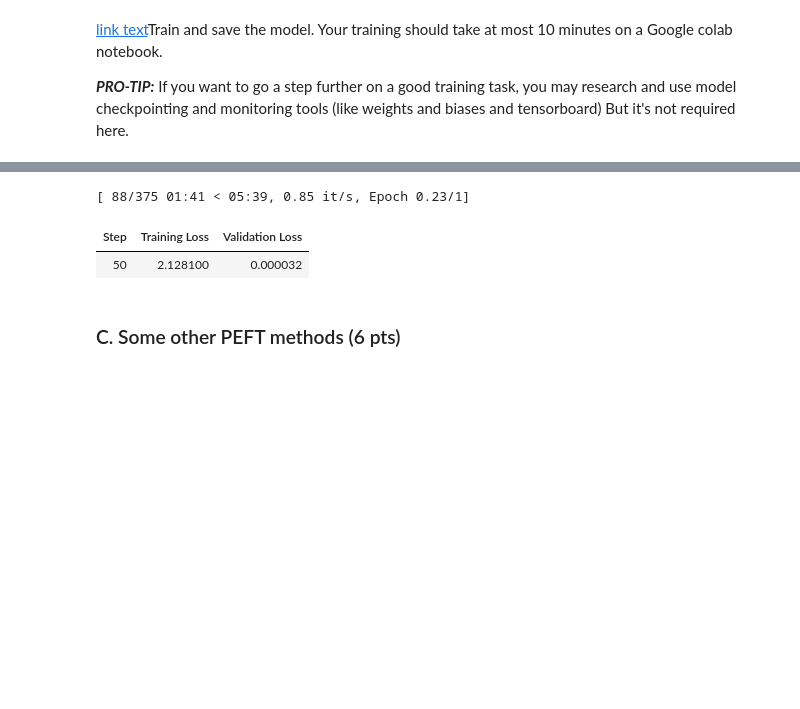
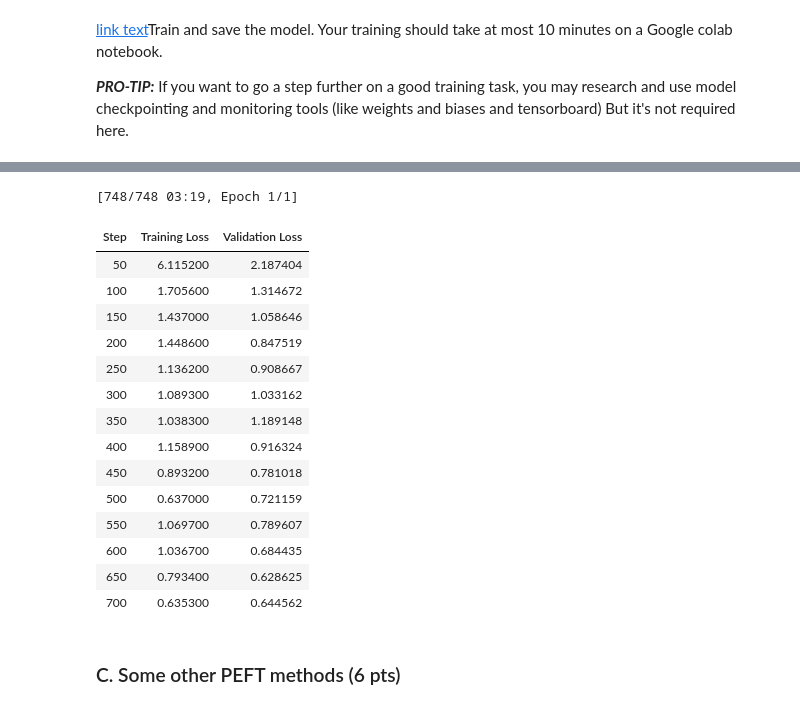
Before and after one commit to ArianFiroozi/LLM-Course-Projects, a Jupyter notebook: LLM_CA1.ipynb, the cells around one changed output, grey strips where cells are left out. Cells and saved outputs as stored; diff of their text form; code cells hidden in the pictures; blank space fills up the shorter version.

```diff
--- a/LLM_CA1.ipynb
+++ b/LLM_CA1.ipynb
@@ -518,7 +519,7 @@ def generate_prompt_from_data(dataset):
     label_to_txt = {0:"sadness", 1:"joy", 2:"love", 3:"anger", 4:"fear", 5:"surprise"}
     prompts=[]
     for data in dataset:
-        prompt = [{"role":"system", "content" : "you need to label the text that user is given based on the emotion in one single word. your answer should be one of the following words: sadness, joy, love, anger, fear and surprise. any response that is longer than one word and is not one of the mentioned labels is invalid."},
+        prompt = [{"role":"system", "content" : "you need to label the text based on the emotion in a single word. your answer should be one of the 6 following words: sadness, joy, love, anger, fear and surprise."},
           {"role":"user", "content":data['text']},
           {"role": "assistant", "content": label_to_txt[data["label"]]}]
         prompts.append(prompt)
@@ -693,7 +720,7 @@ lora_config = LoraConfig(
     r=16,
     lora_alpha=32,
     lora_dropout=0.1,
-    target_modules=["q_proj", "v_proj"],
+    target_modules=["q_proj", "v_proj", "o_proj", "k_proj"],
 )
 
 model = prepare_model_for_kbit_training(model)
@@ -812,7 +839,7 @@ training_args = TrainingArguments(
     evaluation_strategy="steps",
     learning_rate=5e-5,
     num_train_epochs=1,
-    per_device_train_batch_size=4,
+    per_device_train_batch_size=2,
     save_steps=50,
     save_total_limit=2,
     logging_dir="./logs",
@@ -864,25 +871,54 @@ Successfully installed trl-0.15.2
 # %%
+# from trl import SFTTrainer
+
+# progress_logger = ProgressLogger(patience=5, min_delta=0.001)
+
+# trainer = SFTTrainer(
+#     model=lora_model,
+#     tokenizer=tokenizer,
+#     train_dataset=train_dataset,
+#     eval_dataset=test_dataset,
+#     # dataset_text_field="text",  # or your custom field
+#     args=training_args,
+#     data_collator=data_collator,
+# )
+
+# trainer.train()
+
+# # Access logs
+# logs = progress_logger.logs
+
 progress_logger = ProgressLogger(patience=5, min_delta=0.001)
-from trl import SFTTrainer
 
-trainer = SFTTrainer(
+trainer = Trainer(
     model=lora_model,
-    tokenizer=tokenizer,
+    args=training_args,
     train_dataset=train_dataset,
     eval_dataset=test_dataset,
-    # dataset_text_field="text",  # or your custom field
-    args=training_args,
-    data_collator=data_collator,
+    callbacks=[progress_logger]
 )
 
 trainer.train()
 
 # Access logs
 logs = progress_logger.logs
 # %% [output]
-[ 88/375 01:41 < 05:39, 0.85 it/s, Epoch 0.23/1]
+[748/748 03:19, Epoch 1/1]
 | Step | Training Loss | Validation Loss |
-| 50 | 2.128100 | 0.000032 |
+| 50 | 6.115200 | 2.187404 |
+| 100 | 1.705600 | 1.314672 |
+| 150 | 1.437000 | 1.058646 |
+| 200 | 1.448600 | 0.847519 |
+| 250 | 1.136200 | 0.908667 |
+| 300 | 1.089300 | 1.033162 |
+| 350 | 1.038300 | 1.189148 |
+| 400 | 1.158900 | 0.916324 |
+| 450 | 0.893200 | 0.781018 |
+| 500 | 0.637000 | 0.721159 |
+| 550 | 1.069700 | 0.789607 |
+| 600 | 1.036700 | 0.684435 |
+| 650 | 0.793400 | 0.628625 |
+| 700 | 0.635300 | 0.644562 |
 # %%
 model.save_pretrained("lora-emotion")
 # %% [markdown]
```
Also changed, not shown: parts of 19 cells of this notebook.
